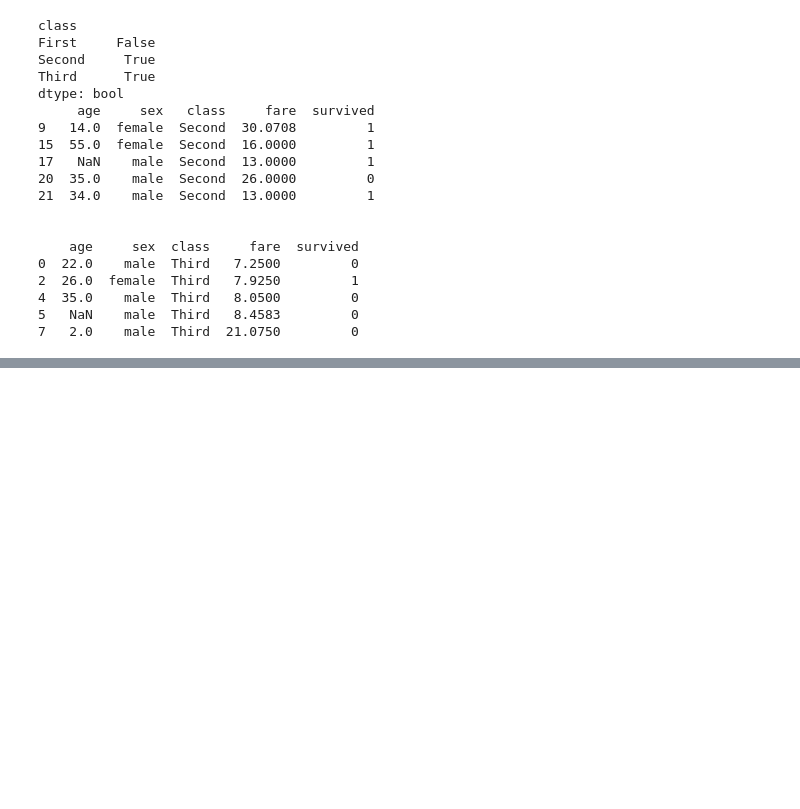
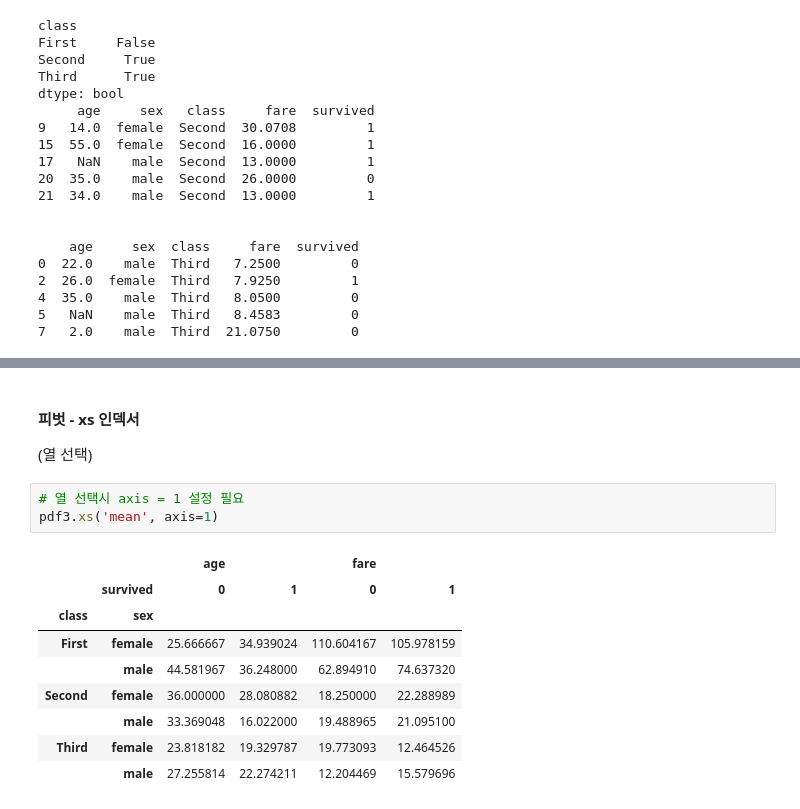
Before and after one commit to Castlegus/python-machine-learning-pandas-data-analysis, a Jupyter notebook: 4. part6 데이터프레임의 다양한 응용/4. 데이터프레임 응용.ipynb, the cells around one changed output, grey strips where cells are left out. Cells and saved outputs as stored; diff of their text form; blank space fills up the shorter version.

```diff
--- a/4. part6 데이터프레임의 다양한 응용/4. 데이터프레임 응용.ipynb
+++ b/4. part6 데이터프레임의 다양한 응용/4. 데이터프레임 응용.ipynb
@@ -804,0 +949,16 @@ dtype: bool
+# %% [markdown]
+#### 피벗 - xs 인덱서
+(열 선택)
+# %%
+# 열 선택시 axis = 1 설정 필요
+pdf3.xs('mean', axis=1)
+# %% [output]
+|  |  | age |  | fare |  |
+|  | survived | 0 | 1 | 0 | 1 |
+| class | sex |  |  |  |  |
+| First | female | 25.666667 | 34.939024 | 110.604167 | 105.978159 |
+|  | male | 44.581967 | 36.248000 | 62.894910 | 74.637320 |
+| Second | female | 36.000000 | 28.080882 | 18.250000 | 22.288989 |
+|  | male | 33.369048 | 16.022000 | 19.488965 | 21.095100 |
+| Third | female | 23.818182 | 19.329787 | 19.773093 | 12.464526 |
+|  | male | 27.255814 | 22.274211 | 12.204469 | 15.579696 |
```
Also changed, not shown: parts of 19 cells of this notebook.
